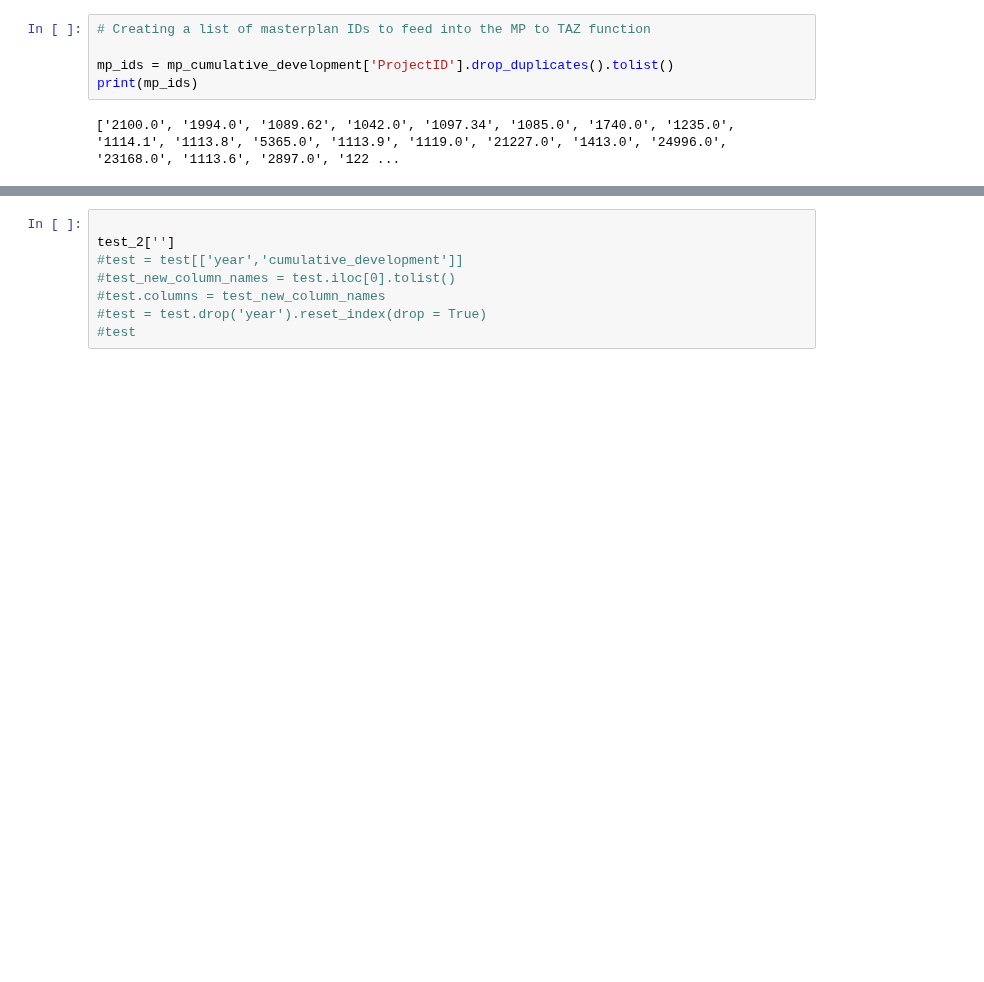
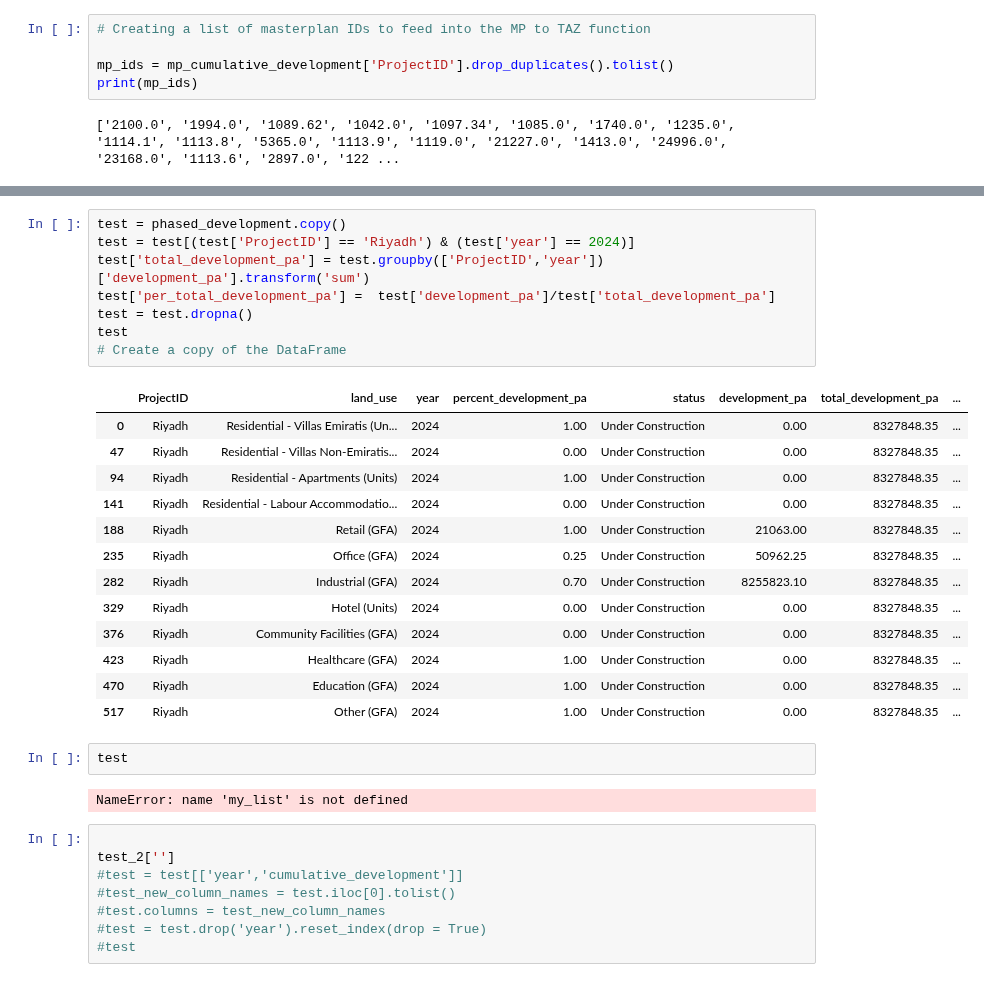
Before and after one commit to BuroHappoldLegacySoup/PlanCapitalLandModel, a Jupyter notebook: MP to TAZ Pipeline.ipynb, the cells around one changed output, grey strips where cells are left out. Cells and saved outputs as stored; diff of their text form; blank space fills up the shorter version.

```diff
--- a/MP to TAZ Pipeline.ipynb
+++ b/MP to TAZ Pipeline.ipynb
@@ -310,3 +269,29 @@ NameError: name 'my_list' is not defined
+# %%
+test = phased_development.copy()
+test = test[(test['ProjectID'] == 'Riyadh') & (test['year'] == 2024)]
+test['total_development_pa'] = test.groupby(['ProjectID','year'])['development_pa'].transform('sum')
+test['per_total_development_pa'] =  test['development_pa']/test['total_development_pa']
+test = test.dropna()
+test
+# Create a copy of the DataFrame
+# %% [output]
+|  | ProjectID | land_use | year | percent_development_pa | status | development_pa | total_development_pa | ... |
+| 0 | Riyadh | Residential - Villas Emiratis (Un... | 2024 | 1.00 | Under Construction | 0.00 | 8327848.35 | ... |
+| 47 | Riyadh | Residential - Villas Non-Emiratis... | 2024 | 0.00 | Under Construction | 0.00 | 8327848.35 | ... |
+| 94 | Riyadh | Residential - Apartments (Units) | 2024 | 1.00 | Under Construction | 0.00 | 8327848.35 | ... |
+| 141 | Riyadh | Residential - Labour Accommodatio... | 2024 | 0.00 | Under Construction | 0.00 | 8327848.35 | ... |
+| 188 | Riyadh | Retail (GFA) | 2024 | 1.00 | Under Construction | 21063.00 | 8327848.35 | ... |
+| 235 | Riyadh | Office (GFA) | 2024 | 0.25 | Under Construction | 50962.25 | 8327848.35 | ... |
+| 282 | Riyadh | Industrial (GFA) | 2024 | 0.70 | Under Construction | 8255823.10 | 8327848.35 | ... |
+| 329 | Riyadh | Hotel (Units) | 2024 | 0.00 | Under Construction | 0.00 | 8327848.35 | ... |
+| 376 | Riyadh | Community Facilities (GFA) | 2024 | 0.00 | Under Construction | 0.00 | 8327848.35 | ... |
+| 423 | Riyadh | Healthcare (GFA) | 2024 | 1.00 | Under Construction | 0.00 | 8327848.35 | ... |
+| 470 | Riyadh | Education (GFA) | 2024 | 1.00 | Under Construction | 0.00 | 8327848.35 | ... |
+| 517 | Riyadh | Other (GFA) | 2024 | 1.00 | Under Construction | 0.00 | 8327848.35 | ... |
+# %%
+test
+# %% [output]
+NameError: name 'my_list' is not defined
 # %%
 
 test_2['']
```
Also changed, not shown: parts of 10 cells of this notebook.
